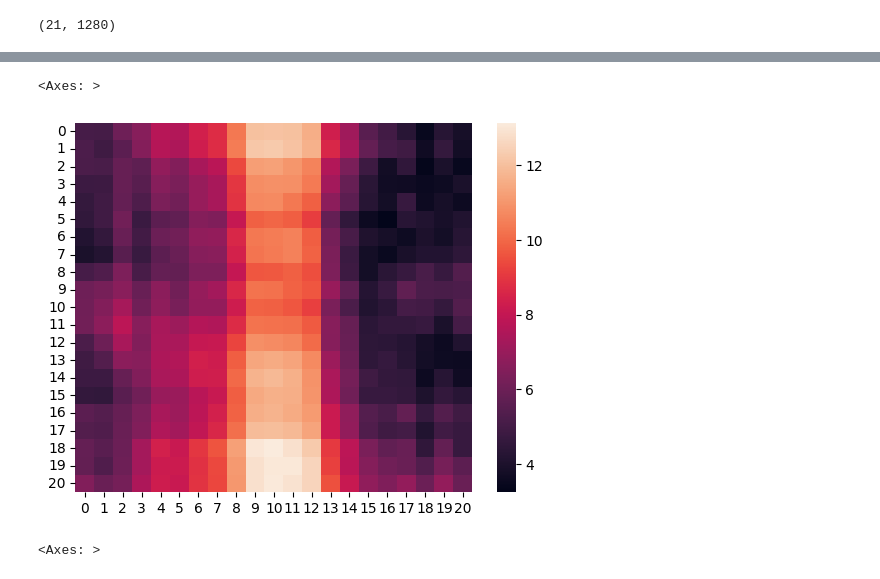
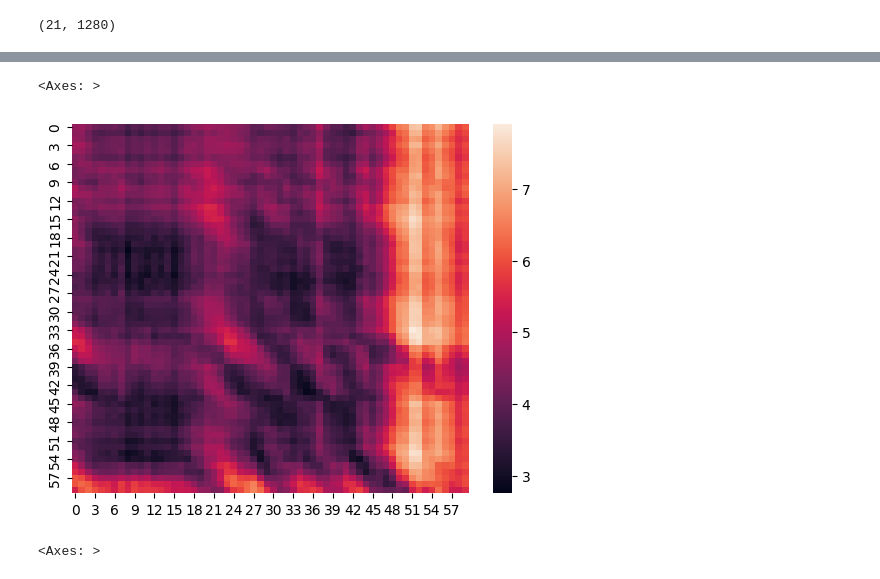
Before and after one commit to dreminm/lct_copyright_violation, a Jupyter notebook: notebooks/audio_processing.ipynb, the cells around one changed output, grey strips where cells are left out. Drawn from its saved outputs; the diff is of its cells as text; code cells hidden in the pictures.

Commit message:
Update audio_processing notebook

```diff
--- a/notebooks/audio_processing.ipynb
+++ b/notebooks/audio_processing.ipynb
@@ -110,10 +88,23 @@ def get_whisper_embedding(audio_segment):
+# %%
+import librosa
+
+SR = 16000
+
+def get_whisper_embedding(audio: np.ndarray) -> np.ndarray:
+    result = requests.post(
+        "http://localhost:8001/v1/models/encoder:predict",
+        json={
+            "audio": [float(x) for x in audio.tolist()]
+        }
+    )
+    return result.json()["embedding"]
 # %%
 audio1, _ = librosa.load(Path(DATA_DIR, "ydcrodwtz3mstjq1vhbdflx6kyhj3y0p.mp4"), sr=SR)
 audio2, _ = librosa.load(Path(DATA_DIR, "ded3d179001b3f679a0101be95405d2c.mp4"), sr=SR)
 
-emb1 = [get_whisper_embedding(audio1[i*SR:i*SR+10*SR]) for i in range(1539, 1560, 1)]
-emb2 = [get_whisper_embedding(audio2[i*SR:i*SR+10*SR]) for i in range(100, 121, 1)]
-emb3 = [get_whisper_embedding(audio2[i*SR:i*SR+10*SR]) for i in range(546, 567, 1)]
+emb1 = [get_whisper_embedding(audio1[i*SR:(i+10)*SR]) for i in range(1520, 1580, 1)]
+emb2 = [get_whisper_embedding(audio2[i*SR:(i+10)*SR]) for i in range(525, 585, 1)]
+emb3 = [get_whisper_embedding(audio2[i*SR:(i+10)*SR]) for i in range(760, 820, 1)]
 # %% [output]
         It will be removed in librosa version 1.0.
   y, sr_native = __audioread_load(path, offset, duration, dtype)
@@ -130,6 +113,5 @@ np.array(emb_1_list).shape
 # %%
-emb1 = np.concatenate(np.array(emb1)[::, 0, ...], axis=0)
-emb2 = np.concatenate(np.array(emb2)[::, 0, ...], axis=0)
-
-emb3 = np.concatenate(np.array(emb2)[::, 0, ...], axis=0)
+emb1 = np.array(emb1)[::,0,...]
+emb2 = np.array(emb2)[::,0,...]
+emb3 = np.array(emb3)[::,0,...]
 # %%
@@ -160,10 +185,10 @@ emb_2_list.shape
 # %%
 sns.heatmap(
-    (emb_1_list[:, None,  :] - emb_2_list[None, :, :]).__pow__(2).sum(axis=-1).__pow__(0.5)
+    (emb1[:, None,  :] - emb3[None, :, :]).__pow__(2).sum(axis=-1).__pow__(0.5)
 )
 # %% [output]
 <Axes: >
-[figure, old version]
+[figure, new version]
 # %%
 sns.heatmap(
     (emb_1_list[:, None,  :] - emb_2_list[None, :, :]).__pow__(2).sum(axis=-1).__pow__(0.5)
```
Also changed, not shown: parts of 10 cells of this notebook.
